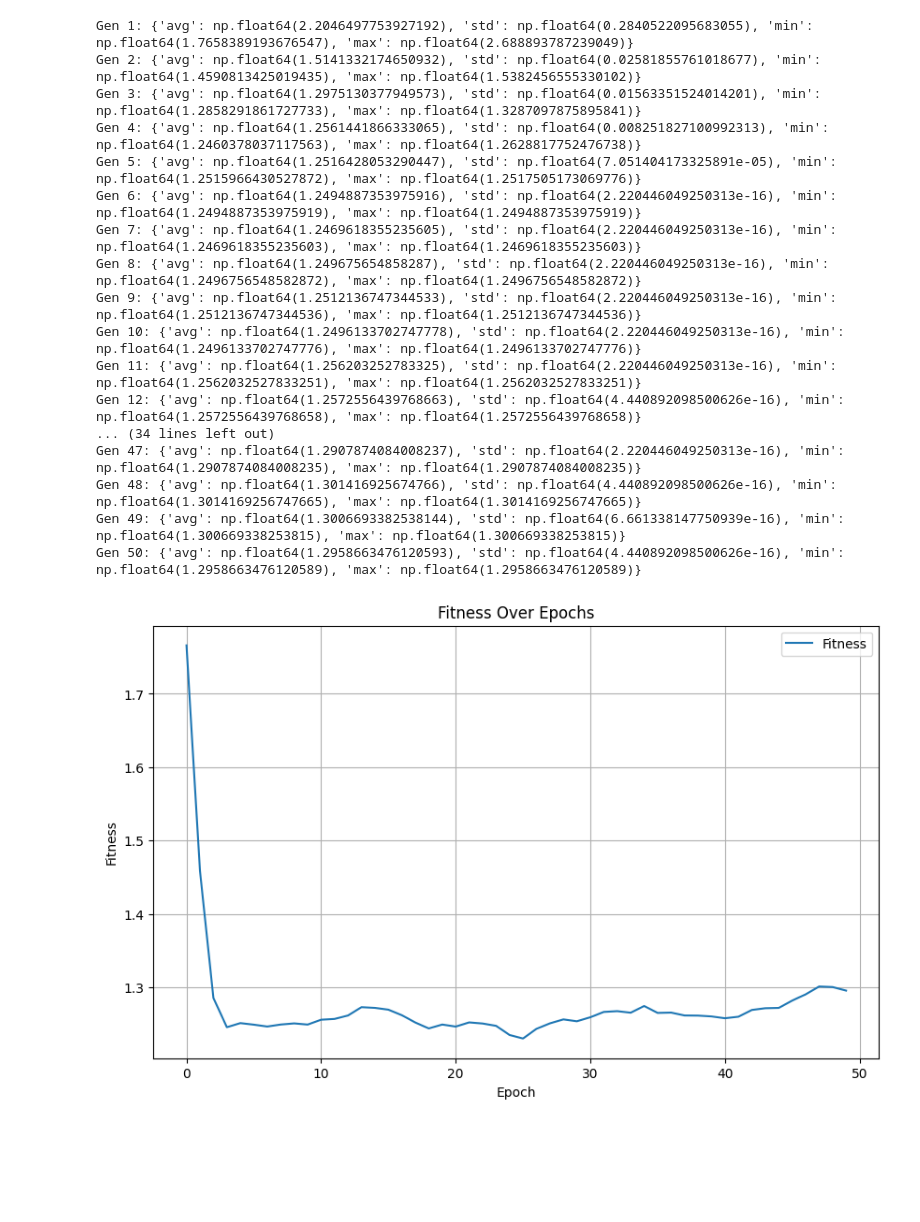
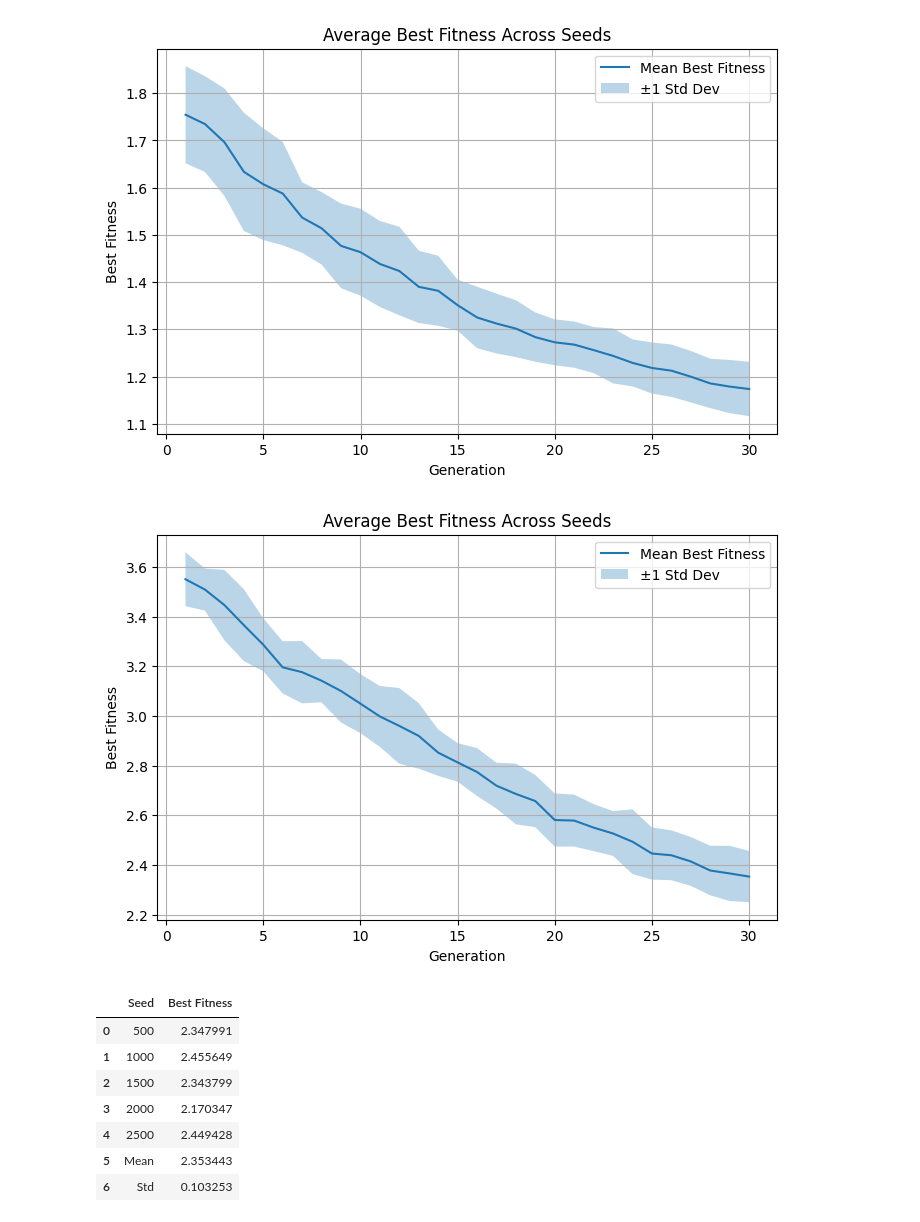
Before and after one commit to Biboy-al/AIML426-A2, a Jupyter notebook: Q1_EP_ES/src/main.ipynb, the cells around one changed output. Drawn from its saved outputs; the diff is of its cells as text; code cells hidden in the pictures; blank space fills up the shorter version.

```diff
--- a/Q1_EP_ES/src/main.ipynb
+++ b/Q1_EP_ES/src/main.ipynb
@@ -247,25 +307,32 @@ plot_fitness([p.fitness for p in best_gen])
+# %%
+seed_res = run_seed_EP(20, griewank_fitness)
+table_and_avg_plot(seed_res)
+
+seed_res = run_seed_EP(50, griewank_fitness)
+table_and_avg_plot(seed_res)
+# %% [output]
+[figure, added]
+[figure, added]
+|  | Seed | Best Fitness |
+| 0 | 500 | 2.347991 |
+| 1 | 1000 | 2.455649 |
+| 2 | 1500 | 2.343799 |
+| 3 | 2000 | 2.170347 |
+| 4 | 2500 | 2.449428 |
+| 5 | Mean | 2.353443 |
+| 6 | Std | 0.103253 |
 # %%
-(logbook,hfa) = ES(30,griewank_fitness, 30, 50, -30, 30, 0.1, 1, max_iter=50)
+def run_seed_ES(dimension,fitness, seeds=[500,1000,1500,2000,2500]):
 
-best_fitness_per_gen = logbook.select("min")
+    seed_res = []
 
-plot_fitness(best_fitness_per_gen)
+    for seed in seeds:
+
+        (logbook,hfa) = ES(dimension,fitness, 30, 50, -30, 30, 0.1, 1, max_iter=30, seed=seed)
+
+        seed_res.append({
+            "seed":seed,
+            "best_values": logbook.select("min")
+        })
+
+    return seed_res
-# %% [output]
-Gen 1: {'avg': np.float64(2.2046497753927192), 'std': np.float64(0.2840522095683055), 'min': np.float64(1.7658389193676547), 'max': np.float64(2.688893787239049)}
-Gen 2: {'avg': np.float64(1.5141332174650932), 'std': np.float64(0.02581855761018677), 'min': np.float64(1.4590813425019435), 'max': np.float64(1.5382456555330102)}
-Gen 3: {'avg': np.float64(1.2975130377949573), 'std': np.float64(0.01563351524014201), 'min': np.float64(1.2858291861727733), 'max': np.float64(1.3287097875895841)}
-Gen 4: {'avg': np.float64(1.2561441866333065), 'std': np.float64(0.008251827100992313), 'min': np.float64(1.2460378037117563), 'max': np.float64(1.2628817752476738)}
-Gen 5: {'avg': np.float64(1.2516428053290447), 'std': np.float64(7.051404173325891e-05), 'min': np.float64(1.2515966430527872), 'max': np.float64(1.2517505173069776)}
-Gen 6: {'avg': np.float64(1.2494887353975916), 'std': np.float64(2.220446049250313e-16), 'min': np.float64(1.2494887353975919), 'max': np.float64(1.2494887353975919)}
-Gen 7: {'avg': np.float64(1.2469618355235605), 'std': np.float64(2.220446049250313e-16), 'min': np.float64(1.2469618355235603), 'max': np.float64(1.2469618355235603)}
-Gen 8: {'avg': np.float64(1.249675654858287), 'std': np.float64(2.220446049250313e-16), 'min': np.float64(1.2496756548582872), 'max': np.float64(1.2496756548582872)}
-Gen 9: {'avg': np.float64(1.2512136747344533), 'std': np.float64(2.220446049250313e-16), 'min': np.float64(1.2512136747344536), 'max': np.float64(1.2512136747344536)}
-Gen 10: {'avg': np.float64(1.2496133702747778), 'std': np.float64(2.220446049250313e-16), 'min': np.float64(1.2496133702747776), 'max': np.float64(1.2496133702747776)}
-Gen 11: {'avg': np.float64(1.256203252783325), 'std': np.float64(2.220446049250313e-16), 'min': np.float64(1.2562032527833251), 'max': np.float64(1.2562032527833251)}
-Gen 12: {'avg': np.float64(1.2572556439768663), 'std': np.float64(4.440892098500626e-16), 'min': np.float64(1.2572556439768658), 'max': np.float64(1.2572556439768658)}
-... (34 lines left out)
-Gen 47: {'avg': np.float64(1.2907874084008237), 'std': np.float64(2.220446049250313e-16), 'min': np.float64(1.2907874084008235), 'max': np.float64(1.2907874084008235)}
-Gen 48: {'avg': np.float64(1.301416925674766), 'std': np.float64(4.440892098500626e-16), 'min': np.float64(1.3014169256747665), 'max': np.float64(1.3014169256747665)}
-Gen 49: {'avg': np.float64(1.3006693382538144), 'std': np.float64(6.661338147750939e-16), 'min': np.float64(1.300669338253815), 'max': np.float64(1.300669338253815)}
-Gen 50: {'avg': np.float64(1.2958663476120593), 'std': np.float64(4.440892098500626e-16), 'min': np.float64(1.2958663476120589), 'max': np.float64(1.2958663476120589)}
-[figure, removed]
```
Also changed, not shown: parts of 10 cells of this notebook, 2 other files.
